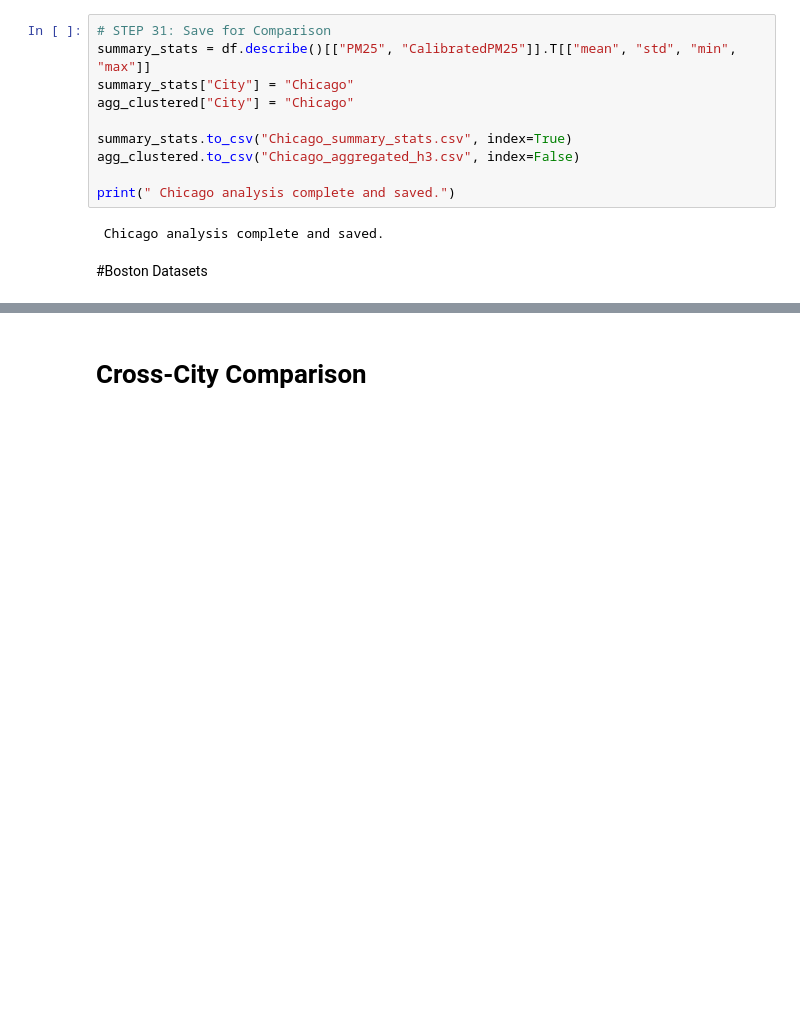
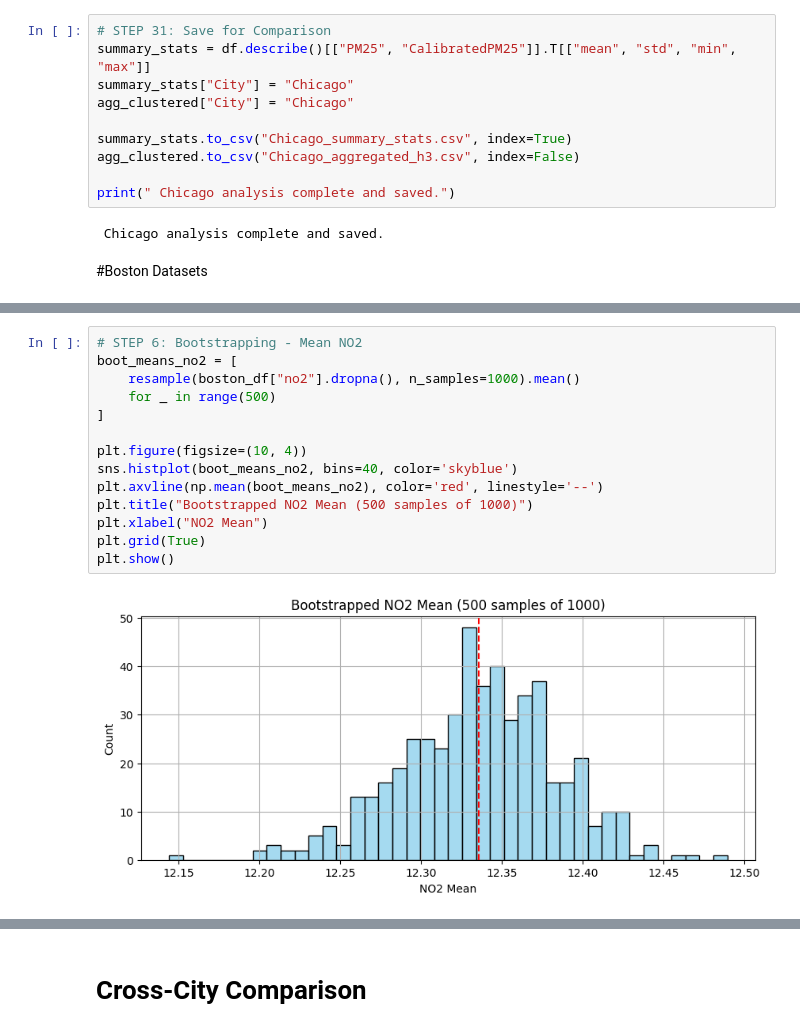
Before and after one commit to Dr-Isam-ALJAWARNEH/fds-project-airnav, a Jupyter notebook: NYC_Boston_Chicago_Project.ipynb, the cells around one changed output, grey strips where cells are left out. Drawn from its saved outputs; the diff is of its cells as text; blank space fills up the shorter version.

```diff
--- a/NYC_Boston_Chicago_Project.ipynb
+++ b/NYC_Boston_Chicago_Project.ipynb
@@ -532,0 +612,16 @@ print(" Chicago analysis complete and saved.")
+# %%
+# STEP 6: Bootstrapping - Mean NO2
+boot_means_no2 = [
+    resample(boston_df["no2"].dropna(), n_samples=1000).mean()
+    for _ in range(500)
+]
+
+plt.figure(figsize=(10, 4))
+sns.histplot(boot_means_no2, bins=40, color='skyblue')
+plt.axvline(np.mean(boot_means_no2), color='red', linestyle='--')
+plt.title("Bootstrapped NO2 Mean (500 samples of 1000)")
+plt.xlabel("NO2 Mean")
+plt.grid(True)
+plt.show()
+# %% [output]
+[figure, added]
```
Also changed, not shown: parts of 8 cells of this notebook.
